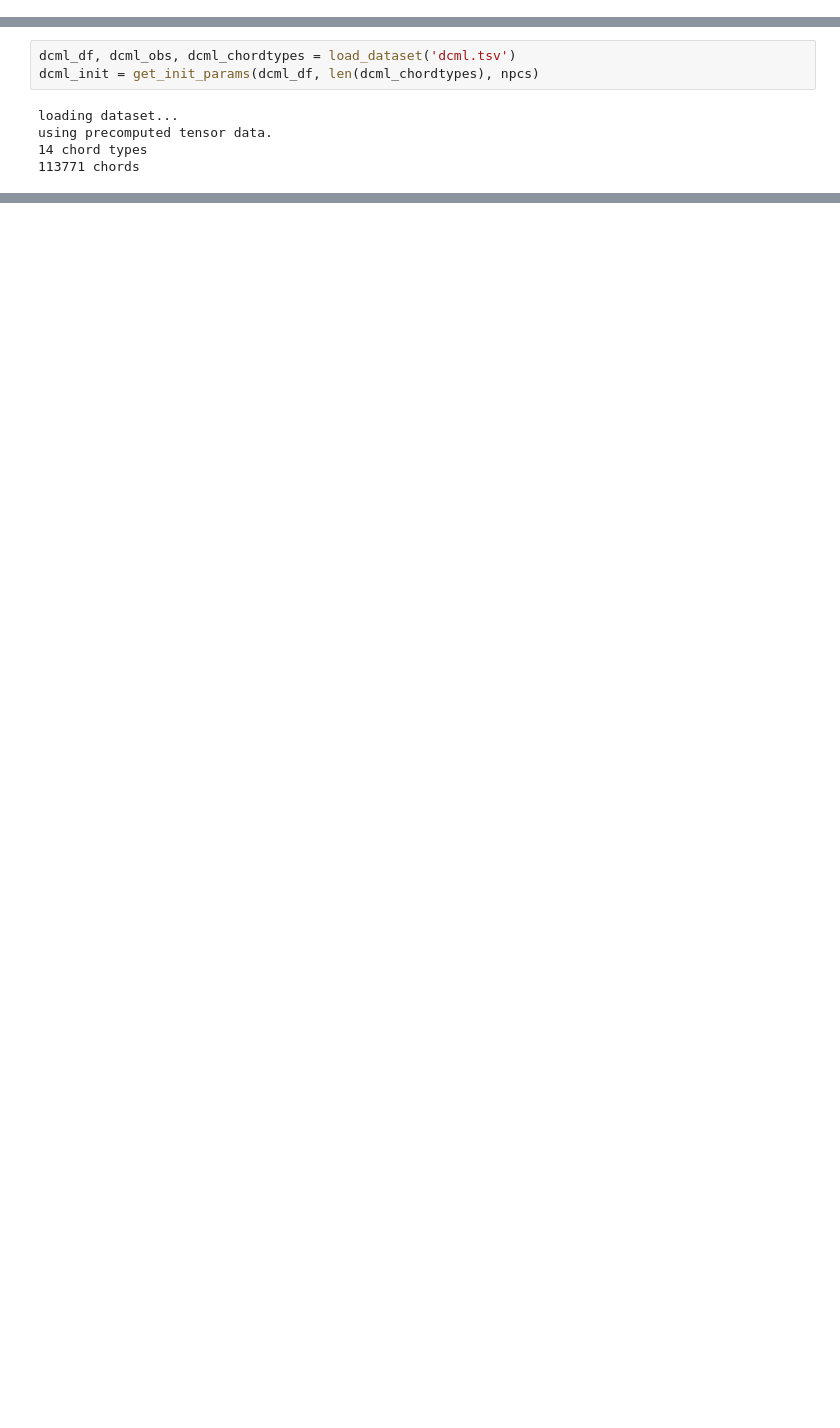
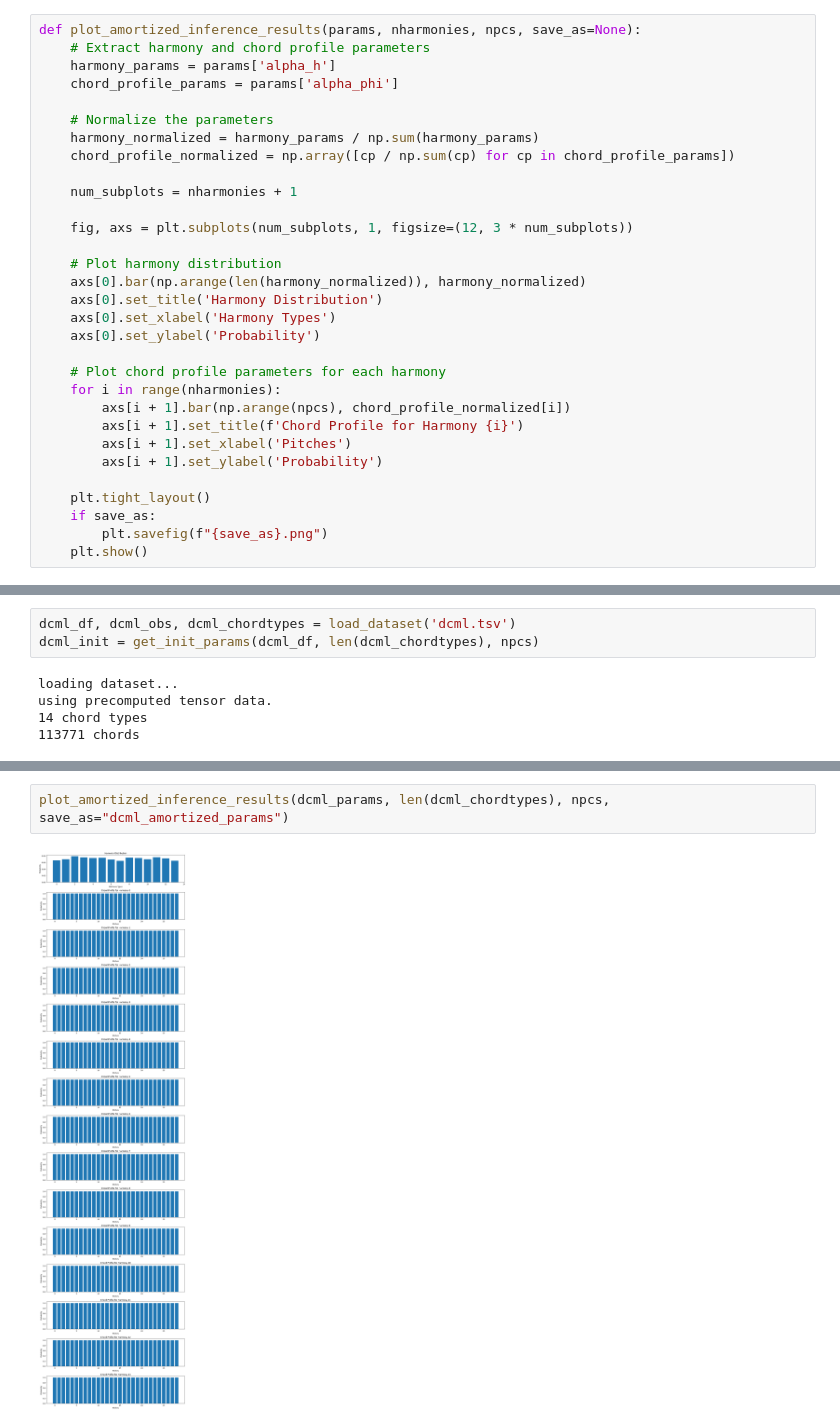
Before and after one commit to Urukat/Master-Thesis-AI, a Jupyter notebook: simplified_amortization.ipynb, the cells around one changed output, grey strips where cells are left out. Saved outputs shown, nothing was run; the diff lists cells and outputs as text; blank space fills up the shorter version.

```diff
--- a/simplified_amortization.ipynb
+++ b/simplified_amortization.ipynb
@@ -297 +318,32 @@ def infer_amortized_posteriors(npcs, nharmonies, data, nsteps=5000, lr=0.01, plo
+# %%
+def plot_amortized_inference_results(params, nharmonies, npcs, save_as=None):
+    # Extract harmony and chord profile parameters
+    harmony_params = params['alpha_h']
+    chord_profile_params = params['alpha_phi']
+
+    # Normalize the parameters
+    harmony_normalized = harmony_params / np.sum(harmony_params)
+    chord_profile_normalized = np.array([cp / np.sum(cp) for cp in chord_profile_params])
+
+    num_subplots = nharmonies + 1
+
+    fig, axs = plt.subplots(num_subplots, 1, figsize=(12, 3 * num_subplots))
+
+    # Plot harmony distribution
+    axs[0].bar(np.arange(len(harmony_normalized)), harmony_normalized)
+    axs[0].set_title('Harmony Distribution')
+    axs[0].set_xlabel('Harmony Types')
+    axs[0].set_ylabel('Probability')
+
+    # Plot chord profile parameters for each harmony
+    for i in range(nharmonies):
+        axs[i + 1].bar(np.arange(npcs), chord_profile_normalized[i])
+        axs[i + 1].set_title(f'Chord Profile for Harmony {i}')
+        axs[i + 1].set_xlabel('Pitches')
+        axs[i + 1].set_ylabel('Probability')
+
+    plt.tight_layout()
+    if save_as:
+        plt.savefig(f"{save_as}.png")
+    plt.show()
 # %% [markdown]
@@ -312,0 +376,4 @@ ValueError: ignored
+# %%
+plot_amortized_inference_results(dcml_params, len(dcml_chordtypes), npcs, save_as="dcml_amortized_params")
+# %% [output]
+[figure, added]
```
Also changed, not shown: parts of 14 cells of this notebook.
